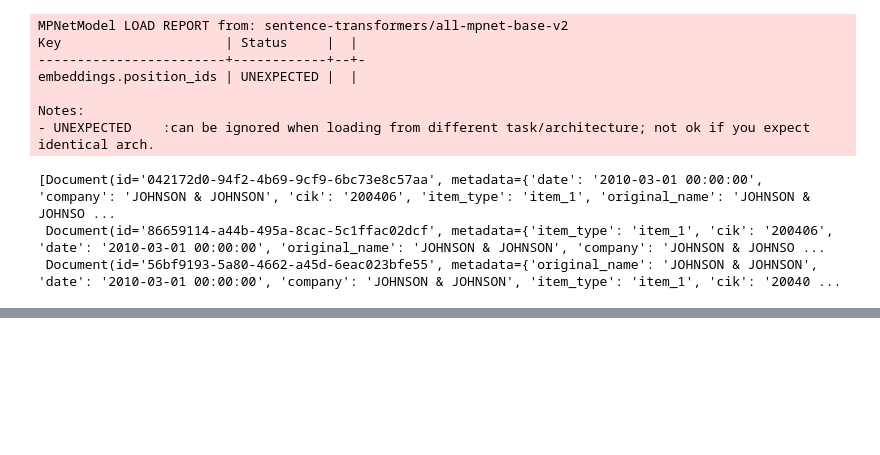
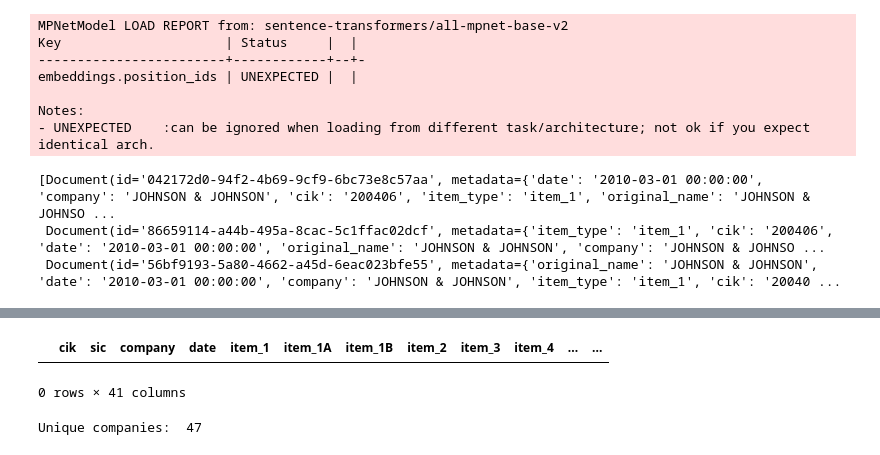
Before and after one commit to coffeedrunkpanda/alpha-crunch, a Jupyter notebook: notebooks/RAG.ipynb, the cells around one changed output, grey strips where cells are left out. Drawn from its saved outputs; the diff is of its cells as text; code cells hidden in the pictures; blank space fills up the shorter version.

```diff
--- a/notebooks/RAG.ipynb
+++ b/notebooks/RAG.ipynb
@@ -236,0 +322,2 @@ docs
+# %%
+df['clean_company'] = df['company'].apply(standardize_company_name)
@@ -236,0 +432,5 @@ docs
+# %%
+int_ciks = [int(item) for item in ticker_to_cik.values()]
+tickers = ticker_to_cik.keys()
+
+new_dict = dict(zip(tickers, int_ciks))
@@ -236,0 +649,9 @@ docs
+# %%
+from alpha_crunch.rag.ingest import standardize_company_name, get_top_companies, save_company_names_json
+from datasets import load_dataset
+
+ds = load_dataset("jlohding/sp500-edgar-10k")
+
+df = ds["train"].to_pandas()
+
+to_companies = get_top_companies(df)
@@ -236,0 +673,12 @@ docs
+# %%
+to_companies[to_companies.clean_company.isna()]
+# %% [output]
+|  | cik | sic | company | date | item_1 | item_1A | item_1B | item_2 | item_3 | item_4 | ... | ... |
+0 rows × 41 columns
+# %%
+
+companies = to_companies['clean_company'].dropna().unique().tolist()
+companies.sort(key=len, reverse=True)
+print("Unique companies: ", len(companies))
+# %% [output]
+Unique companies:  47
```
Also changed, not shown: parts of 32 cells of this notebook, 14 other files.
